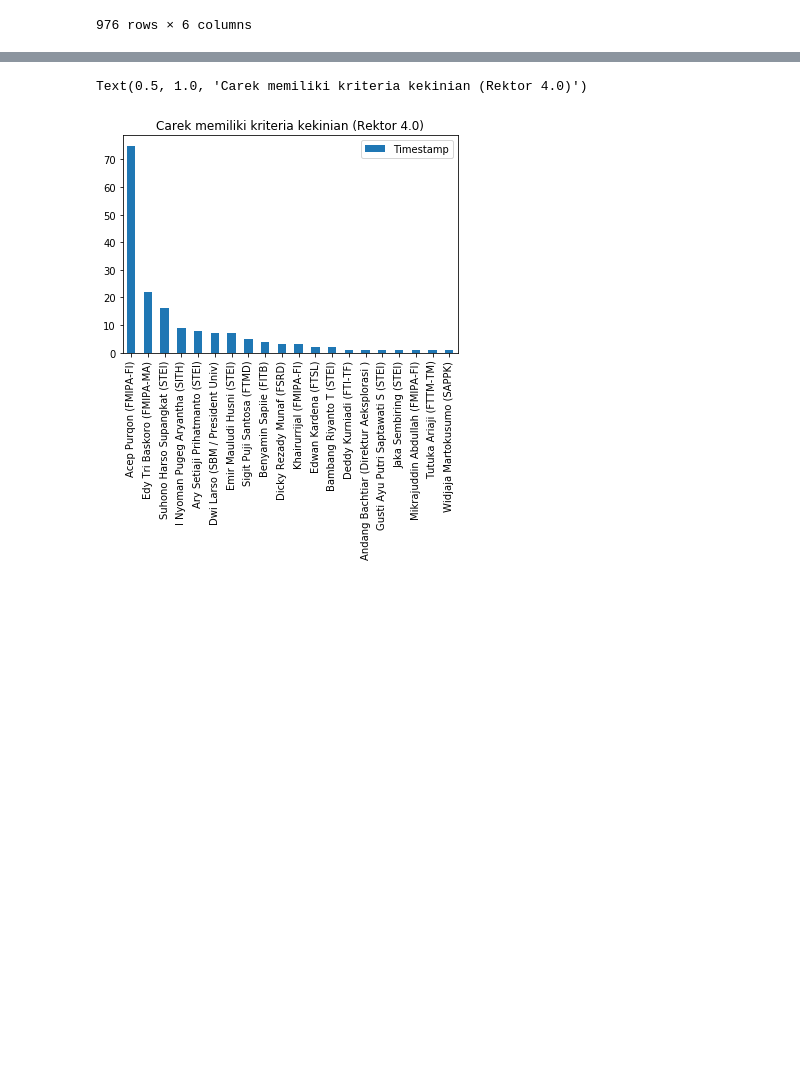
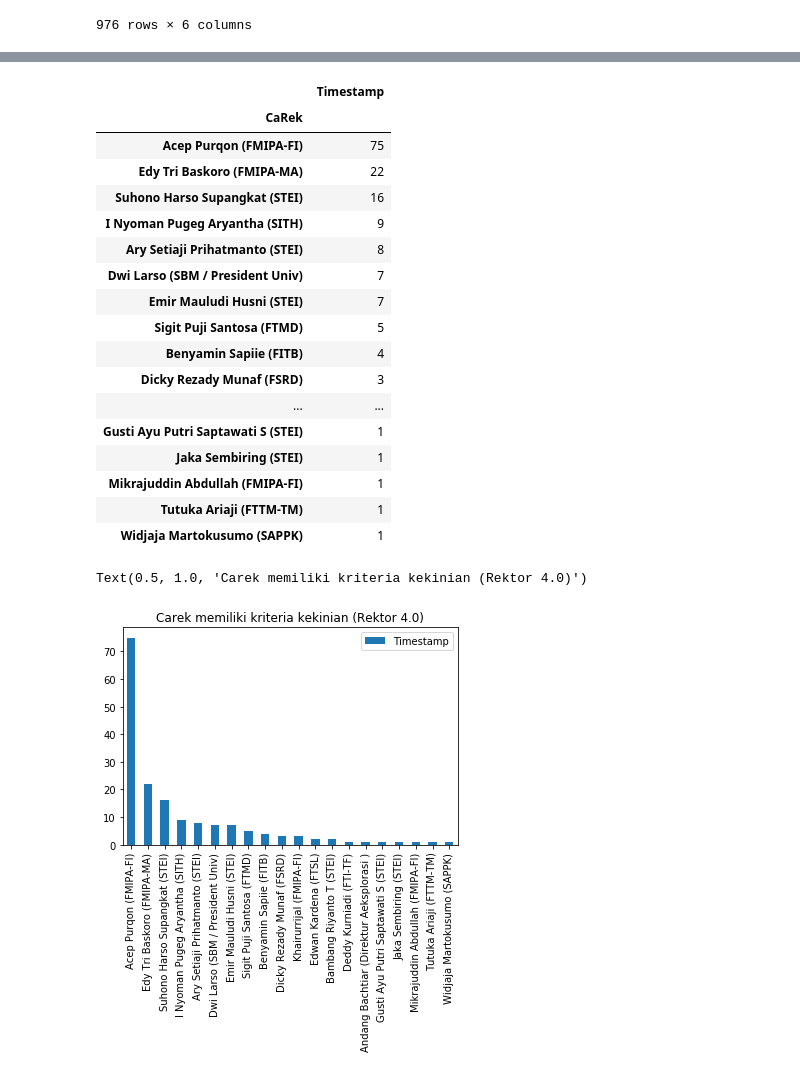
Before and after one commit to eueung/pilrek, a Jupyter notebook: contrib/Karisa_Hafizh_Visualisasi data pilrek.ipynb, the cells around one changed output, grey strips where cells are left out. Cells and saved outputs as stored; diff of their text form; code cells hidden in the pictures; blank space fills up the shorter version.

```diff
--- a/contrib/Karisa_Hafizh_Visualisasi data pilrek.ipynb
+++ b/contrib/Karisa_Hafizh_Visualisasi data pilrek.ipynb
@@ -27,6 +82,25 @@ df
 # %%
-sort_alasan = df[df.Alasan == 'Sesuai dengan kriteria kekinian (Rektor 4.0)']
-groupby_carek = sort_alasan.groupby('CaRek')
-count_sorted = groupby_carek.count().sort_values('Timestamp', ascending = False)
-carek_kekinian = count_sorted[['Timestamp']]
+plot_2_filter = df[df.Alasan == 'Sesuai dengan kriteria kekinian (Rektor 4.0)']
+plot_2_groupby = plot_2_filter.groupby('CaRek')
+plot_2_count = plot_2_groupby.count().sort_values('Timestamp', ascending = False)[['Timestamp']]
+plot_2_count
+# %% [output]
+|  | Timestamp |
+| CaRek |  |
+| Acep Purqon (FMIPA-FI) | 75 |
+| Edy Tri Baskoro (FMIPA-MA) | 22 |
+| Suhono Harso Supangkat (STEI) | 16 |
+| I Nyoman Pugeg Aryantha (SITH) | 9 |
+| Ary Setiaji Prihatmanto (STEI) | 8 |
+| Dwi Larso (SBM / President Univ) | 7 |
+| Emir Mauludi Husni (STEI) | 7 |
+| Sigit Puji Santosa (FTMD) | 5 |
+| Benyamin Sapiie (FITB) | 4 |
+| Dicky Rezady Munaf (FSRD) | 3 |
+| ... | ... |
+| Gusti Ayu Putri Saptawati S (STEI) | 1 |
+| Jaka Sembiring (STEI) | 1 |
+| Mikrajuddin Abdullah (FMIPA-FI) | 1 |
+| Tutuka Ariaji (FTTM-TM) | 1 |
+| Widjaja Martokusumo (SAPPK) | 1 |
 # %%
```
Also changed, not shown: parts of 6 cells of this notebook.
